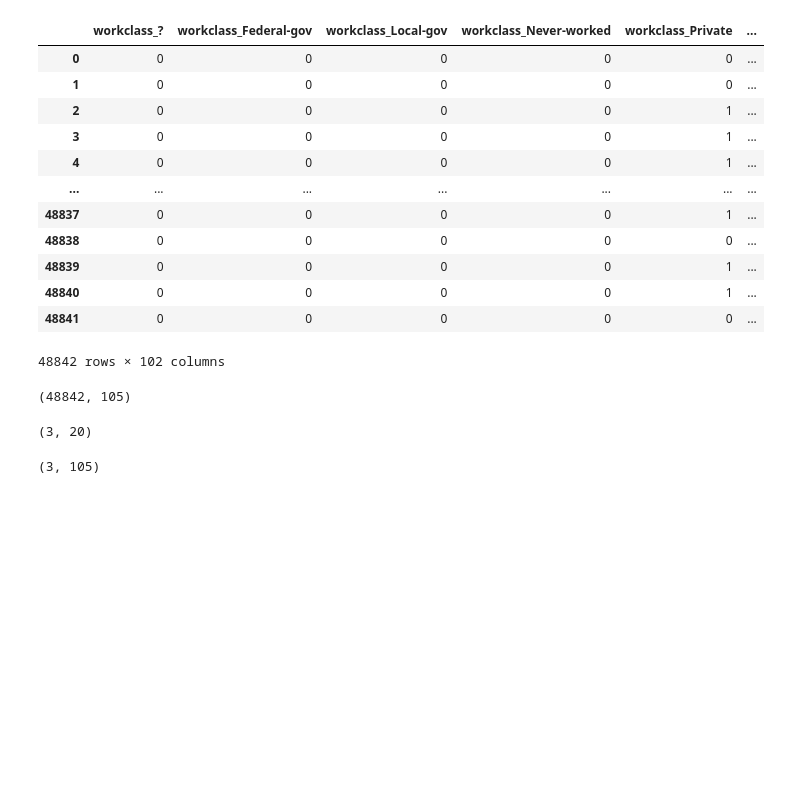
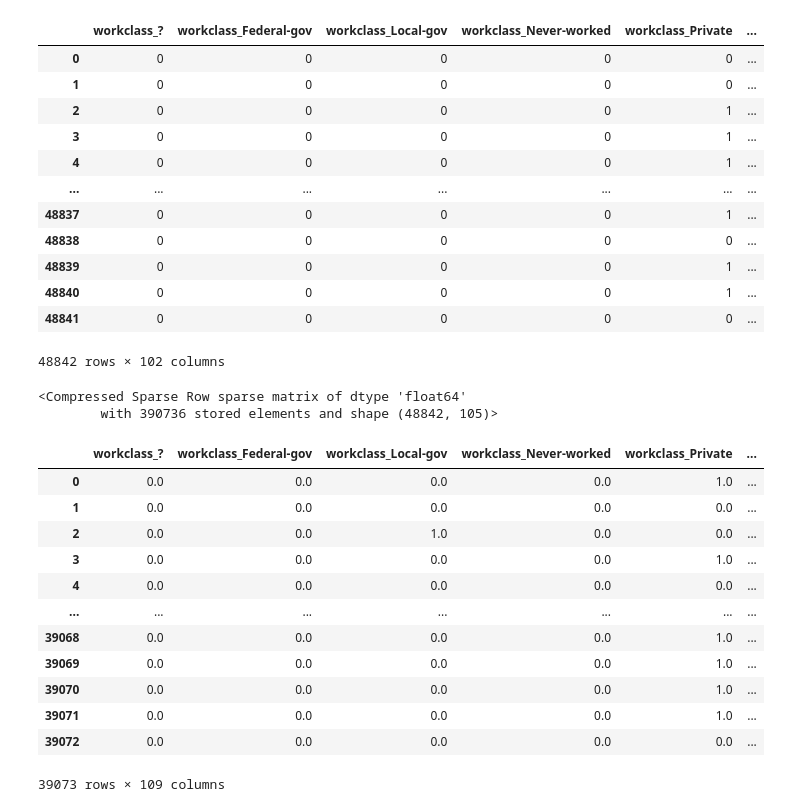
Before and after one commit to SP2024MINE/proyecto_final_izainea, a Jupyter notebook: Codigo/Cuaderno_Experimentos_AS.ipynb, the cells around one changed output. Saved outputs shown, nothing was run; the diff lists cells and outputs as text; code cells hidden in the pictures; blank space fills up the shorter version.

```diff
--- a/Codigo/Cuaderno_Experimentos_AS.ipynb
+++ b/Codigo/Cuaderno_Experimentos_AS.ipynb
@@ -116,19 +116,43 @@ pd.get_dummies(X[categorical_columns]).astype(int)
 
 from sklearn.preprocessing import OneHotEncoder, OrdinalEncoder
 
-ohencoder = OneHotEncoder(sparse_output=False) ## Instancio el objeto OneHotEncoder
+ohencoder = OneHotEncoder(sparse_output=True) ## Instancio el objeto OneHotEncoder
 ohencoder.fit(X[categorical_columns])  ## Ajusto el objeto OneHotEncoder a los datos
-
 ohencoder.get_feature_names_out() ## Muestra las columnas que se crearon
-
-ohencoder.transform(X[categorical_columns]).shape ## Transforma los datos
+ohencoder.transform(X[categorical_columns])
 # %% [output]
-(48842, 105)
+<Compressed Sparse Row sparse matrix of dtype 'float64'
+        with 390736 stored elements and shape (48842, 105)>
-# %%
-pd.get_dummies(X.head(3)).shape
-# %% [output]
-(3, 20)
-# %%
-ohencoder.transform(X.head(3)[categorical_columns]).shape
-# %% [output]
-(3, 105)
+# %%
+from sklearn.model_selection import train_test_split
+
+X_train, X_test, y_train, y_test = train_test_split(X, y, test_size=0.2, random_state=42)
+
+X_train_cat = ohencoder.transform(X_train[categorical_columns])
+X_test_cat = ohencoder.transform(X_test[categorical_columns])
+
+X_train_num = X_train[numerical_columns].values
+X_test_num = X_test[numerical_columns].values
+
+X_train = pd.concat([pd.DataFrame(X_train_cat.toarray()), pd.DataFrame(X_train_num)], axis=1)
+
+X_test = pd.concat([pd.DataFrame(X_test_cat.toarray()), pd.DataFrame(X_test_num)], axis=1)
+# %%
+X_train.columns = ohencoder.get_feature_names_out().tolist() + numerical_columns.tolist()
+X_test.columns = ohencoder.get_feature_names_out().tolist() + numerical_columns.tolist()
+
+X_train
+# %% [output]
+|  | workclass_? | workclass_Federal-gov | workclass_Local-gov | workclass_Never-worked | workclass_Private | ... |
+| 0 | 0.0 | 0.0 | 0.0 | 0.0 | 1.0 | ... |
+| 1 | 0.0 | 0.0 | 0.0 | 0.0 | 0.0 | ... |
+| 2 | 0.0 | 0.0 | 1.0 | 0.0 | 0.0 | ... |
+| 3 | 0.0 | 0.0 | 0.0 | 0.0 | 1.0 | ... |
+| 4 | 0.0 | 0.0 | 0.0 | 0.0 | 0.0 | ... |
+| ... | ... | ... | ... | ... | ... | ... |
+| 39068 | 0.0 | 0.0 | 0.0 | 0.0 | 1.0 | ... |
+| 39069 | 0.0 | 0.0 | 0.0 | 0.0 | 1.0 | ... |
+| 39070 | 0.0 | 0.0 | 0.0 | 0.0 | 1.0 | ... |
+| 39071 | 0.0 | 0.0 | 0.0 | 0.0 | 1.0 | ... |
+| 39072 | 0.0 | 0.0 | 0.0 | 0.0 | 0.0 | ... |
+39073 rows × 109 columns
```
Also changed, not shown: parts of 3 cells of this notebook.
